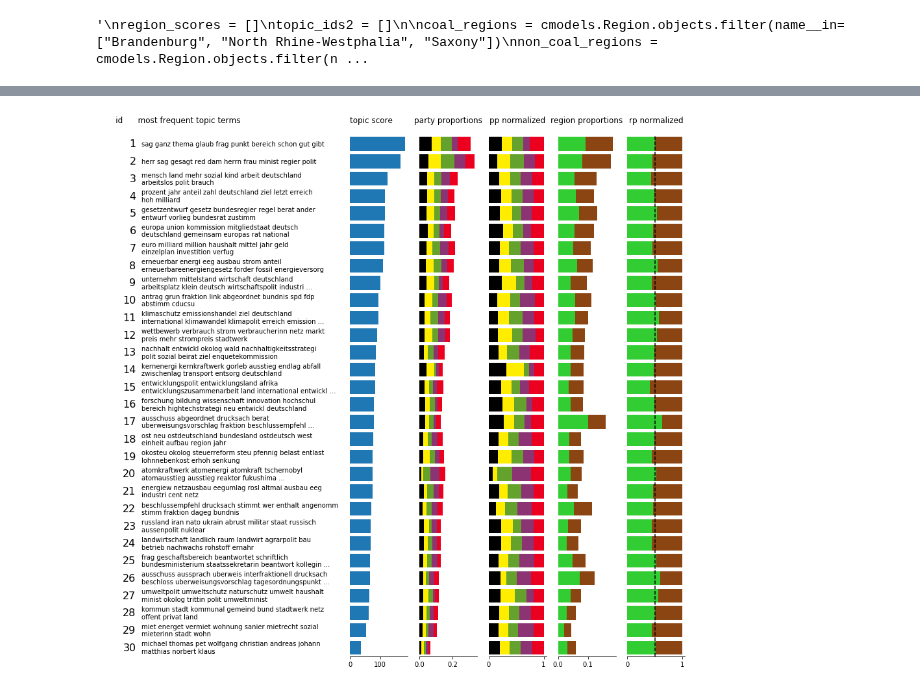
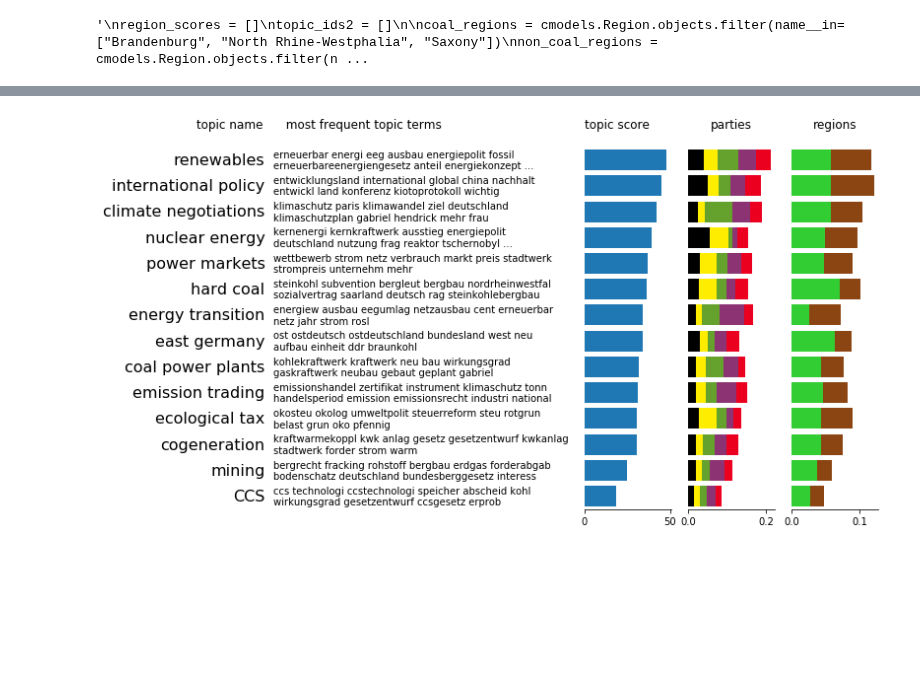
Before and after one commit to mcc-apsis/coal-discourse, a Jupyter notebook: topic_list_and_analysis_of_parties_and_regions.ipynb, the cells around one changed output, grey strips where cells are left out. Drawn from its saved outputs; the diff is of its cells as text; code cells hidden in the pictures; blank space fills up the shorter version.

```diff
--- a/topic_list_and_analysis_of_parties_and_regions.ipynb
+++ b/topic_list_and_analysis_of_parties_and_regions.ipynb
@@ -38,7 +38,7 @@ tm.RunStats.objects.filter(psearch__title__startswith="Kohle", method='NM', K=30
 # %%
 K=30
 method = 'NM'
-search_word = "Energie"
+search_word = "Kohle"
 run_id1 = tm.RunStats.objects.get(psearch__title="{} tei utterance".format(search_word), method=method, K=K).run_id
 run_id2 = tm.RunStats.objects.get(psearch__title="{} pdf utterance".format(search_word), method=method, K=K).run_id
 print(run_id1)
@@ -326,4 +307,5 @@ if recalc:
 # %%
+recalc = False
 if not recalc:
     regions_data_filename = "regions_scores_{}_{}_K{}_run_id{}.csv".format(search_word, method, K, run_id)
     df_regions = pd.read_csv(regions_data_filename, index_col=[0,1], skipinitialspace=True)
@@ -336,12 +318,20 @@ normalized_region_data = np.array([i / sum(i) for i in region_data])
 
 k = len(topic_ids)
 
+normalized = False
+
 # indices of topics to plot
-#index_list = [0,3,7,8,9,10,12,13, 14, 15, 16, 18, 22, 24]
-index_list = range(k)
+index_list = [0,3,7,8,9,10,12,13, 14, 15, 16, 18, 22, 24]
+#index_list = range(k)
 plotted_topics = len(index_list)
 y_pos = np.arange(plotted_topics)
-fig, axs = plt.subplots(1, 8, figsize=(15,plotted_topics/2), sharey=True)
+
+if normalized:
+    no_axes = 8
+else:
+    no_axes = 6
+
+fig, axs = plt.subplots(1, no_axes, figsize=(no_axes*2-1,plotted_topics/2), sharey=True)
 
 # topic description
 ax = axs[0]
@@ -351,11 +341,15 @@ description_list = np.arange(k, 0, -1)
 #description_list = np.arange(0, k)
 # topic id in database
 #description_list = np.array(topic_id)
+description_list = np.flip(np.array(['renewables', 'international policy', 'climate negotiations',
+                             'nuclear energy', 'power markets', 'hard coal', 'energy transition',
+                            'east germany', 'coal power plants', 'emission trading', 'ecological tax',
+                            'cogeneration', 'mining', 'CCS']))
 
 
 box_props = dict(boxstyle='round', fc="w", ec="k")
 indexed_topic_list = np.array(topic_list)[index_list]
-for i, text in enumerate(description_list[index_list]):
+for i, text in enumerate(description_list): #[index_list]):
     ax.text(-0.1, y_pos[i], text,
             horizontalalignment='right',
             verticalalignment='center',
@@ -367,7 +361,7 @@ for i, text in enumerate(description_list[index_list]):
         verticalalignment='center', horizontalalignment='left')
 
 ax.set_axis_off()
-ax.set_title("      id      most frequent topic terms", loc='center')
+ax.set_title(" topic name      most frequent topic terms", loc='center')
 
 ax = axs[1]
 ax.set_axis_off()
@@ -389,67 +383,70 @@ left = np.zeros(plotted_topics) # left alignment of data starts at zero
 for i, d in enumerate(data):
     patch_handles.append(ax.barh(y_pos, d,
       color=plot_colors[i], align='center',
       left=left))
     # accumulate the left-hand offsets
     left += d
-ax.set_title("party proportions")
+ax.set_title("parties")
 
-
-# normalized party scores
-ax = axs[5]
-data = np.array(norm_scores)[index_list].T
-plot_colors = np.array(colors)[index_list].T
-patch_handles = []
-left = np.zeros(plotted_topics) # left alignment of data starts at zero
-for i, d in enumerate(data):
-    patch_handles.append(ax.barh(y_pos, d,
-      color=plot_colors[i], align='center',
-      left=left))
-    # accumulate the left-hand offsets
-    left += d
-ax.set_title("pp normalized")
+if normalized:
+    # normalized party scores
+    ax = axs[5]
+    data = np.array(norm_scores)[index_list].T
+    plot_colors = np.array(colors)[index_list].T
+    patch_handles = []
+    left = np.zeros(plotted_topics) # left alignment of data starts at zero
+    for i, d in enumerate(data):
+        patch_handles.append(ax.barh(y_pos, d,
+          color=plot_colors[i], align='center',
+          left=left))
+        # accumulate the left-hand offsets
+        left += d
+    ax.set_title("pp normalized")
+    ax = axs[6]
+else:
+    ax = axs[5]
 
 # region scores
-ax = axs[6]
 data = np.array(region_data)[index_list].T
 plot_colors = np.tile(['limegreen', 'saddlebrown'], (plotted_topics,1)).T
 patch_handles = []
 left = np.zeros(plotted_topics) # left alignment of data starts at zero
 for i, d in enumerate(data):
     patch_handles.append(ax.barh(y_pos, d,
       color=plot_colors[i], align='center',
       left=left))
     # accumulate the left-hand offsets
     left = left + d
-ax.set_title("region proportions")
+ax.set_title("regions")
 
-# normalized region scores
-ax = axs[7]
-data = np.array(normalized_region_data)[index_list].T
-plot_colors = np.tile(['limegreen', 'saddlebrown'], (plotted_topics,1)).T
-patch_handles = []
-left = np.zeros(plotted_topics) # left alignment of data starts at zero
-for i, d in enumerate(data):
-    patch_handles.append(ax.barh(y_pos, d,
-      color=plot_colors[i], align='center',
-      left=left))
-    # accumulate the left-hand offsets
-    left = left + d
-ax.plot([0.5, 0.5], [-0.5, plotted_topics-0.5], 'k--')
-ax.set_title("rp normalized")
+if normalized:
+    # normalized region scores
+    ax = axs[7]
+    data = np.array(normalized_region_data)[index_list].T
+    plot_colors = np.tile(['limegreen', 'saddlebrown'], (plotted_topics,1)).T
+    patch_handles = []
+    left = np.zeros(plotted_topics) # left alignment of data starts at zero
+    for i, d in enumerate(data):
+        patch_handles.append(ax.barh(y_pos, d,
+          color=plot_colors[i], align='center',
+          left=left))
+        # accumulate the left-hand offsets
+        left = left + d
+    ax.plot([0.5, 0.5], [-0.5, plotted_topics-0.5], 'k--')
+    ax.set_title("rp normalized")
 
-for ax in axs[3:8]:
+for ax in axs[3:no_axes]:
     ax.yaxis.set_visible(False) # Hide only x axis
     ax.spines["top"].set_visible(False)
     ax.spines["right"].set_visible(False)
     ax.spines["left"].set_visible(False)
 
 ax.set_ylim(-0.5, plotted_topics)
 
-fig.savefig("topic_list_{}_{}_K{}_run_id{}.png".format(search_word, method, K, run_id),
+fig.savefig("topic_list_{}_{}_K{}_run_id{}_new.png".format(search_word, method, K, run_id),
             bbox_inches='tight', dpi=150)
 # %% [output]
-[figure, old version]
+[figure, new version]
 # %%
 region_data.sum(0)
 # %%
```
Also changed, not shown: parts of 5 cells of this notebook, 1 other file.
